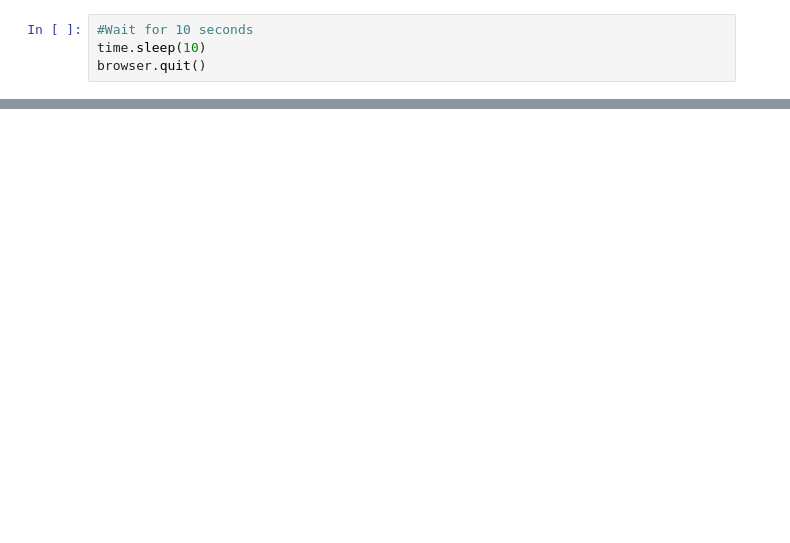
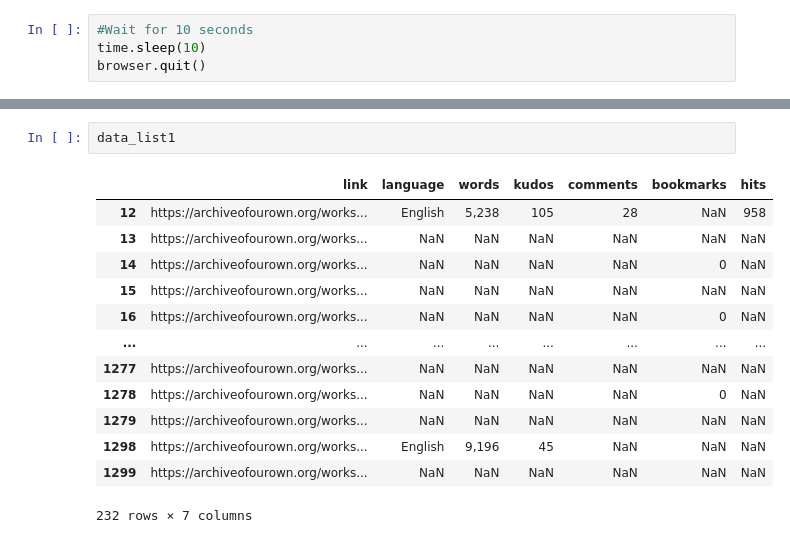
Before and after one commit to biogear13/ao3lockwood-co, a Jupyter notebook: webscrapper.ipynb, the cells around one changed output, grey strips where cells are left out. Cells and saved outputs as stored; diff of their text form; blank space fills up the shorter version.

```diff
--- a/webscrapper.ipynb
+++ b/webscrapper.ipynb
@@ -88,0 +198,16 @@ browser.quit()
+# %%
+data_list1
+# %% [output]
+|  | link | language | words | kudos | comments | bookmarks | hits |
+| 12 | https://archiveofourown.org/works... | English | 5,238 | 105 | 28 | NaN | 958 |
+| 13 | https://archiveofourown.org/works... | NaN | NaN | NaN | NaN | NaN | NaN |
+| 14 | https://archiveofourown.org/works... | NaN | NaN | NaN | NaN | 0 | NaN |
+| 15 | https://archiveofourown.org/works... | NaN | NaN | NaN | NaN | NaN | NaN |
+| 16 | https://archiveofourown.org/works... | NaN | NaN | NaN | NaN | 0 | NaN |
+| ... | ... | ... | ... | ... | ... | ... | ... |
+| 1277 | https://archiveofourown.org/works... | NaN | NaN | NaN | NaN | NaN | NaN |
+| 1278 | https://archiveofourown.org/works... | NaN | NaN | NaN | NaN | 0 | NaN |
+| 1279 | https://archiveofourown.org/works... | NaN | NaN | NaN | NaN | NaN | NaN |
+| 1298 | https://archiveofourown.org/works... | English | 9,196 | 45 | NaN | NaN | NaN |
+| 1299 | https://archiveofourown.org/works... | NaN | NaN | NaN | NaN | NaN | NaN |
+232 rows × 7 columns
```
Also changed, not shown: parts of 17 cells of this notebook, 4 other files.
